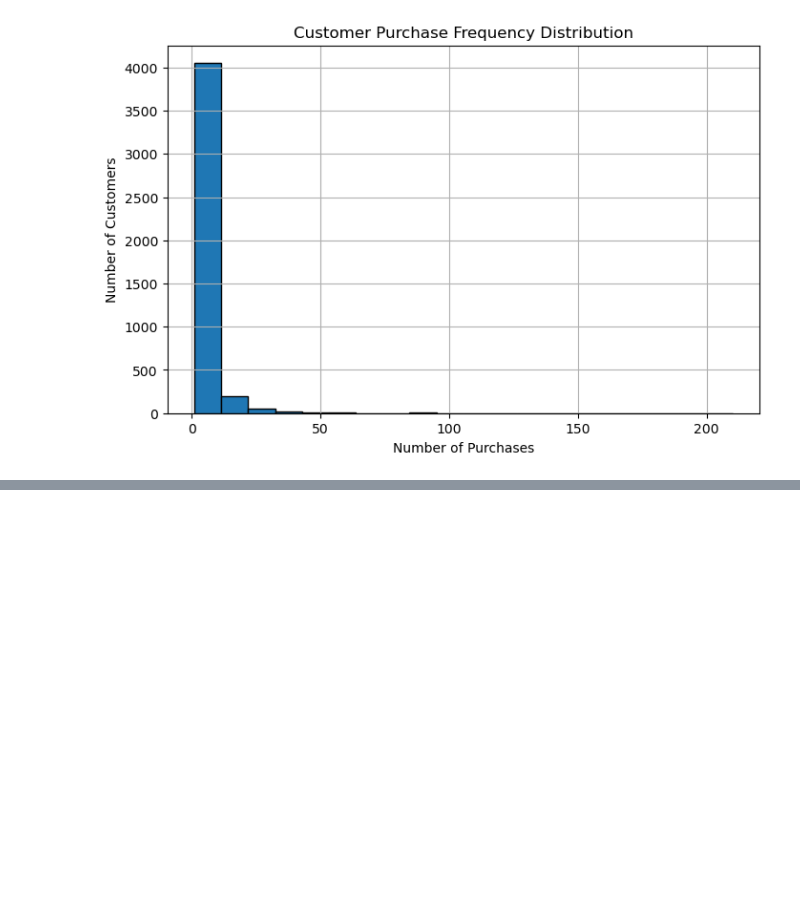
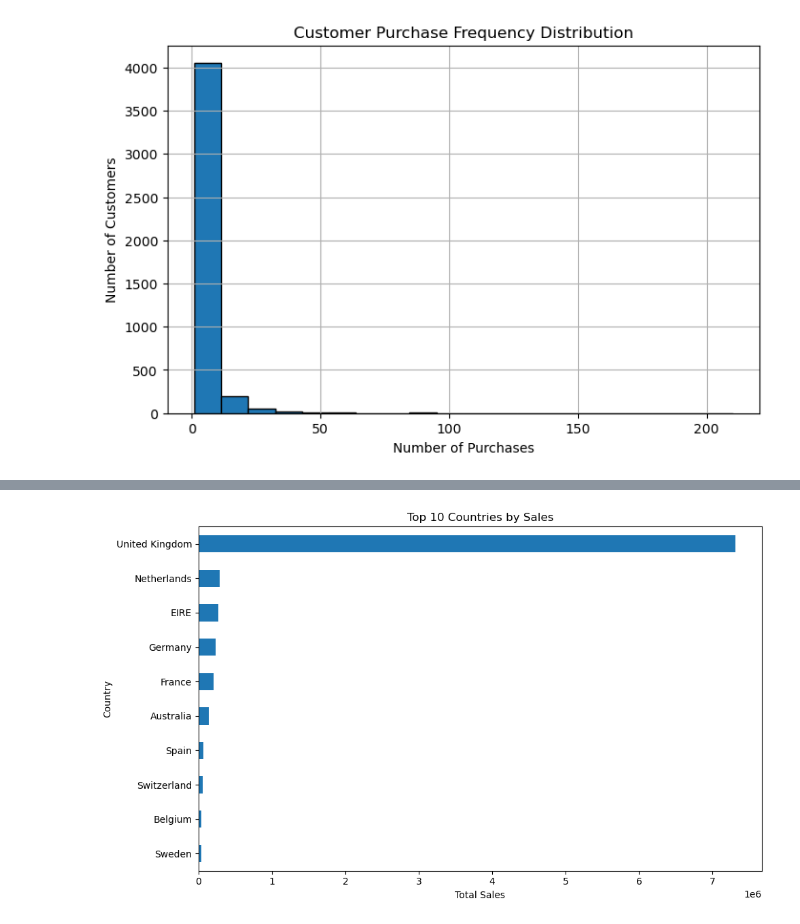
Before and after one commit to jyotidamji270804/cohort-retention-cltv-analysis, a Jupyter notebook: notebooks/02_cltv_analysis.ipynb, the cells around one changed output, grey strips where cells are left out. Saved outputs shown, nothing was run; the diff lists cells and outputs as text; code cells hidden in the pictures; blank space fills up the shorter version.

```diff
--- a/notebooks/02_cltv_analysis.ipynb
+++ b/notebooks/02_cltv_analysis.ipynb
@@ -362,0 +440,8 @@ plt.show()
+# %%
+country_sales = (
+    df.groupby("Country")["Sales"]
+      .sum()
+      .sort_values(ascending=False)
+)
+
+country_sales.head(10)
@@ -362,0 +461,15 @@ plt.show()
+# %%
+import matplotlib.pyplot as plt
+
+plt.figure(figsize=(10,6))
+
+country_sales.head(10).sort_values().plot(kind="barh")
+
+plt.title("Top 10 Countries by Sales")
+plt.xlabel("Total Sales")
+plt.ylabel("Country")
+
+plt.tight_layout()
+plt.show()
+# %% [output]
+[figure, added]
```
Also changed, not shown: parts of 7 cells of this notebook.
